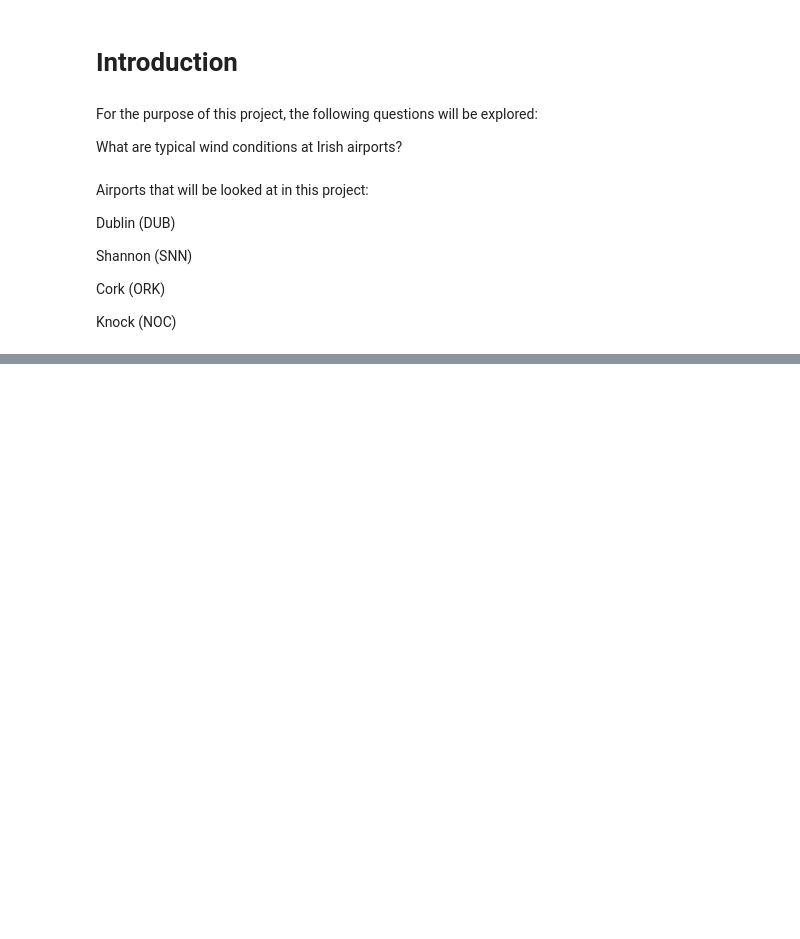
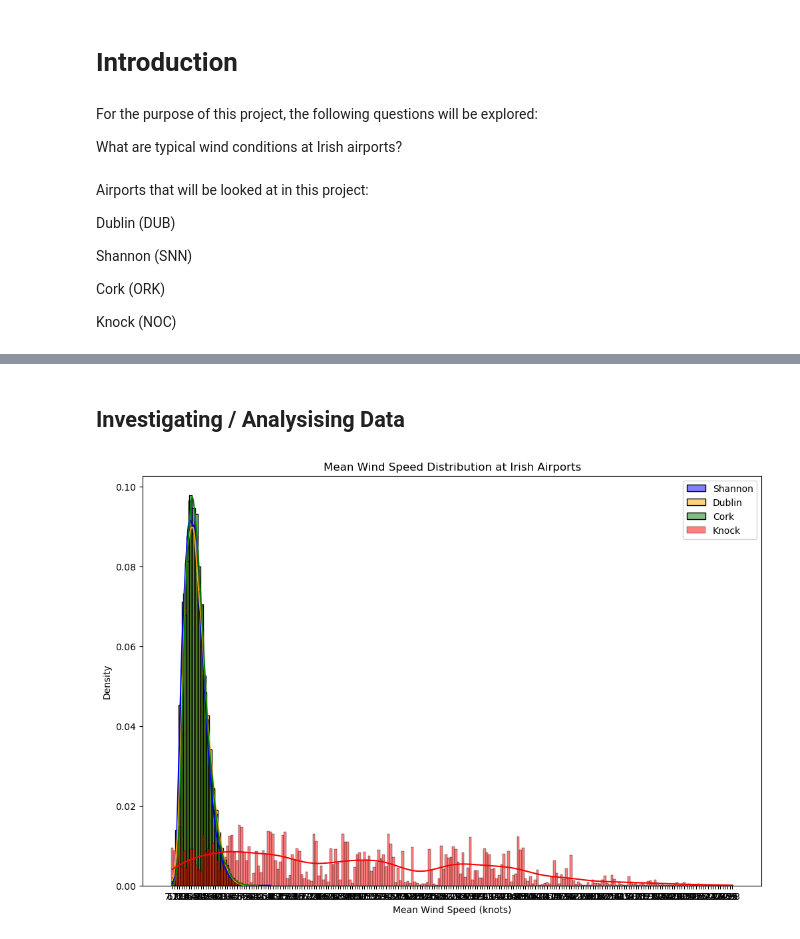
Before and after one commit to LDonn32/PDFA, a Jupyter notebook: Project/Wind-Speed-Analysis.ipynb, the cells around one changed output, grey strips where cells are left out. Drawn from its saved outputs; the diff is of its cells as text; code cells hidden in the pictures; blank space fills up the shorter version.

```diff
--- a/Project/Wind-Speed-Analysis.ipynb
+++ b/Project/Wind-Speed-Analysis.ipynb
@@ -36,0 +108,3 @@ dublin.head()
+# %%
+knock.replace(to_replace=' ', value=np.nan, inplace=True)
+# knock.head()
@@ -36,0 +290,41 @@ dublin.head()
+# %%
+dublin = dublin[['wdsp', 'hm', 'ddhm', 'hg']].rename(columns={
+    'wdsp': 'Mean_Wind_Speed(knots)',
+    'hm': 'Max_Wind_Speed(knots)',
+    'ddhm': 'Mean_Wind_Direction(degrees)',
+    'hg': 'Max_Gust_Speed(knots)'})
+
+# dublin.head()
+# %%
+cork = cork[['wdsp', 'hm', 'ddhm', 'hg']].rename(columns={
+    'wdsp': 'Mean_Wind_Speed(knots)',
+    'hm': 'Max_Wind_Speed(knots)',
+    'ddhm': 'Mean_Wind_Direction(degrees)',
+    'hg': 'Max_Gust_Speed(knots)'})
+
+# cork.head()
+# %%
+knock = knock[['wdsp', 'hm', 'ddhm', 'hg']].rename(columns={
+    'wdsp': 'Mean_Wind_Speed(knots)',
+    'hm': 'Max_Wind_Speed(knots)',
+    'ddhm': 'Mean_Wind_Direction(degrees)',
+    'hg': 'Max_Gust_Speed(knots)'})
+
+# knock.head()
+# %% [markdown]
+## Investigating / Analysising Data
+# %%
+# Plot histograms of mean wind speed for each airport.
+
+plt.figure(figsize=(12, 8))
+sns.histplot(shannon['Mean_Wind_Speed(knots)'], color='blue', label='Shannon', kde=True, stat="density", bins=30, alpha=0.5)
+sns.histplot(dublin['Mean_Wind_Speed(knots)'], color='orange', label='Dublin', kde=True, stat="density", bins=30, alpha=0.5)
+sns.histplot(cork['Mean_Wind_Speed(knots)'], color='green', label='Cork', kde=True, stat="density", bins=30, alpha=0.5)
+sns.histplot(knock['Mean_Wind_Speed(knots)'], color='red', label='Knock', kde=True, stat="density", bins=30, alpha=0.5)
+plt.title('Mean Wind Speed Distribution at Irish Airports')
+plt.xlabel('Mean Wind Speed (knots)')
+plt.ylabel('Density')
+plt.legend()
+plt.show()
+# %% [output]
+[figure, added]
```
Also changed, not shown: parts of 28 cells of this notebook.
